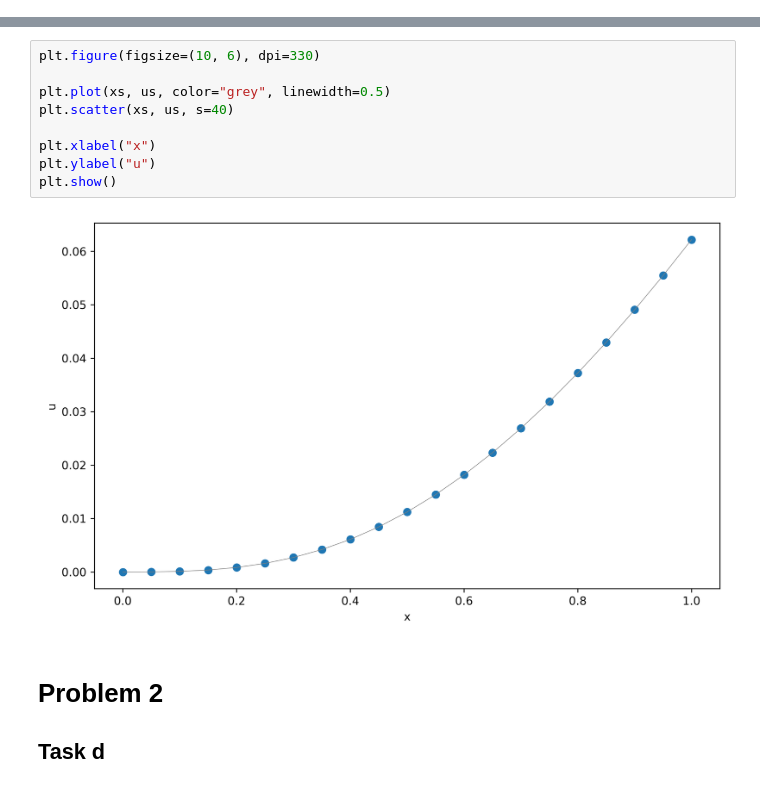
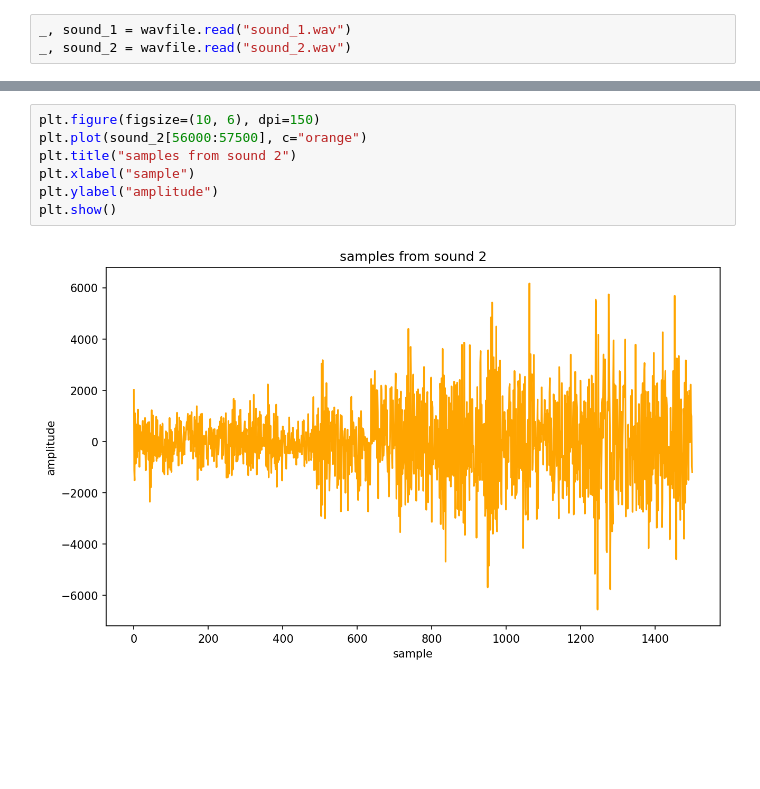
Before and after one commit to Munchic/cs154, a Jupyter notebook: Assignment 4.ipynb, the cells around one changed output, grey strips where cells are left out. Cells and saved outputs as stored; diff of their text form; blank space fills up the shorter version.

```diff
--- a/Assignment 4.ipynb
+++ b/Assignment 4.ipynb
@@ -53,0 +6,3 @@ for i in range(1, n + 1):
+# %%
+_, sound_1 = wavfile.read("sound_1.wav")
+_, sound_2 = wavfile.read("sound_2.wav")
@@ -54,14 +19,9 @@ for i in range(1, n + 1):
 # %%
-plt.figure(figsize=(10, 6), dpi=330)
-
-plt.plot(xs, us, color="grey", linewidth=0.5)
-plt.scatter(xs, us, s=40)
-
-plt.xlabel("x")
-plt.ylabel("u")
+plt.figure(figsize=(10, 6), dpi=150)
+plt.plot(sound_2[56000:57500], c="orange")
+plt.title("samples from sound 2")
+plt.xlabel("sample")
+plt.ylabel("amplitude")
 plt.show()
 # %% [output]
-[figure, old version]
+[figure, new version]
-# %% [markdown]
-# Problem 2
-## Task d
```
Also changed, not shown: parts of 22 cells of this notebook.
